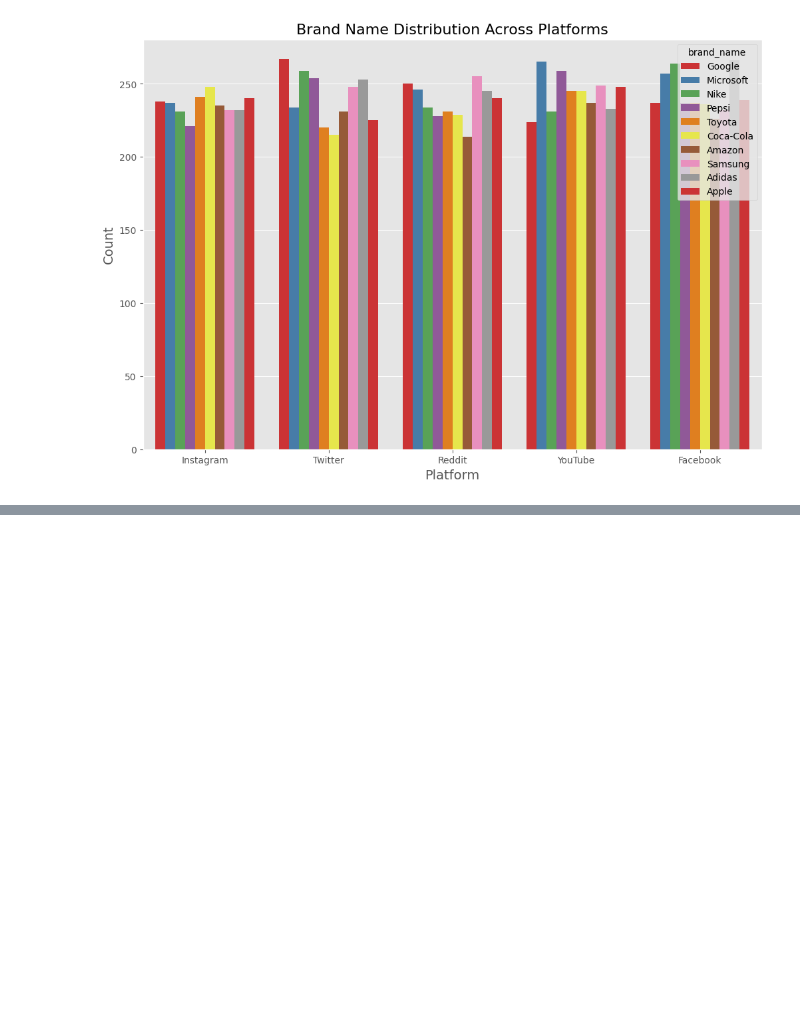
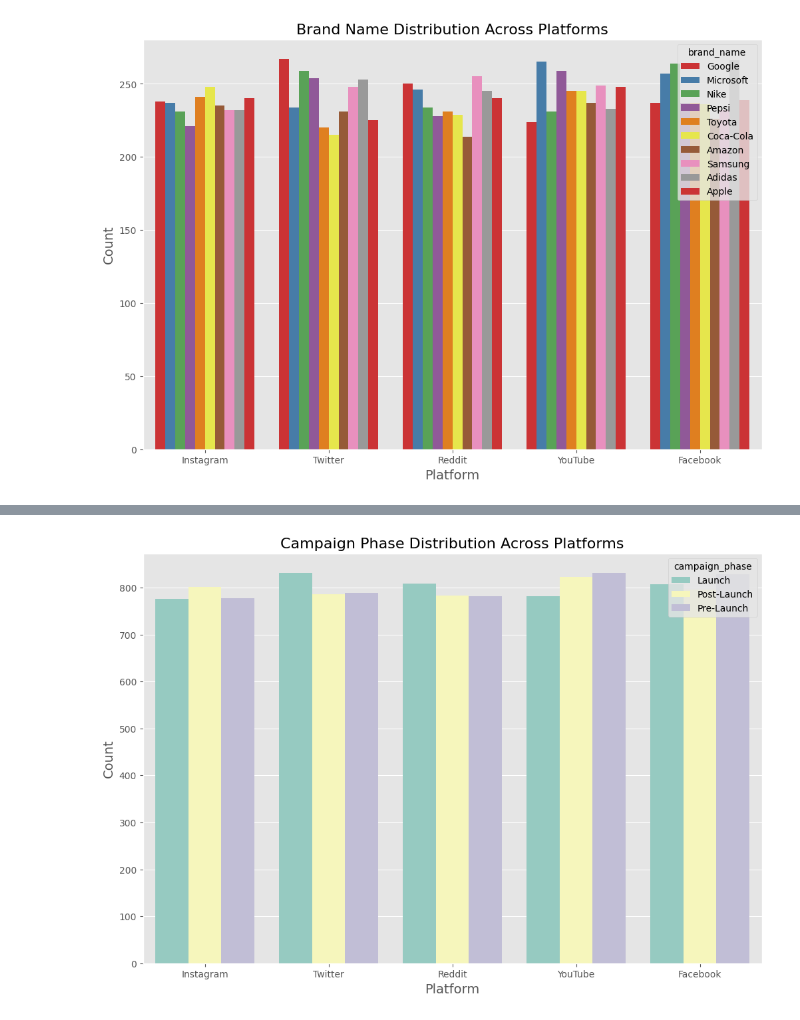
Before and after one commit to misbahkhattak718-pixel/Mentorship-Program--Devsil, a Jupyter notebook: Weekly Mini Projects/Week 9/ADVANCED SOCIAL MEDIA _ENGAGEMENT_PREDICTION.ipynb, the cells around one changed output, grey strips where cells are left out. Saved outputs shown, nothing was run; the diff lists cells and outputs as text; code cells hidden in the pictures; blank space fills up the shorter version.

```diff
--- a/Weekly Mini Projects/Week 9/ADVANCED SOCIAL MEDIA _ENGAGEMENT_PREDICTION.ipynb
+++ b/Weekly Mini Projects/Week 9/ADVANCED SOCIAL MEDIA _ENGAGEMENT_PREDICTION.ipynb
@@ -724,0 +765,12 @@ plt.show()
+# %%
+# vsiualize those campaign phases with the more used the social media platforms
+plt.figure(figsize=(12, 8))
+sns.countplot(x='platform', hue='campaign_phase', data=df, palette='Set3')
+# Set the title and labels
+plt.title('Campaign Phase Distribution Across Platforms', fontsize=16)
+plt.xlabel('Platform', fontsize=14)
+plt.ylabel('Count', fontsize=14)
+# Show the plot
+plt.show()
+# %% [output]
+[figure, added]
```
Also changed, not shown: parts of 28 cells of this notebook.
